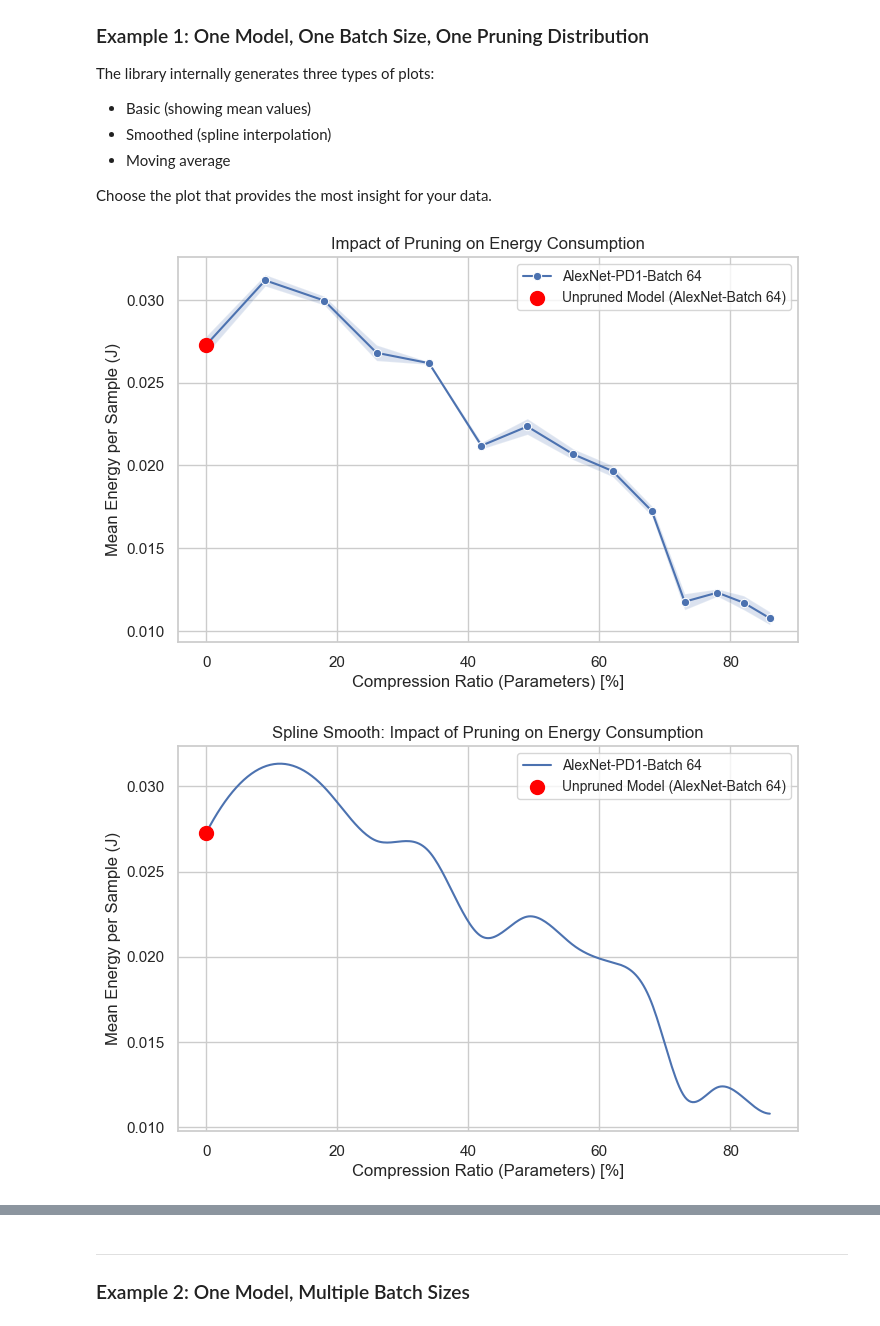
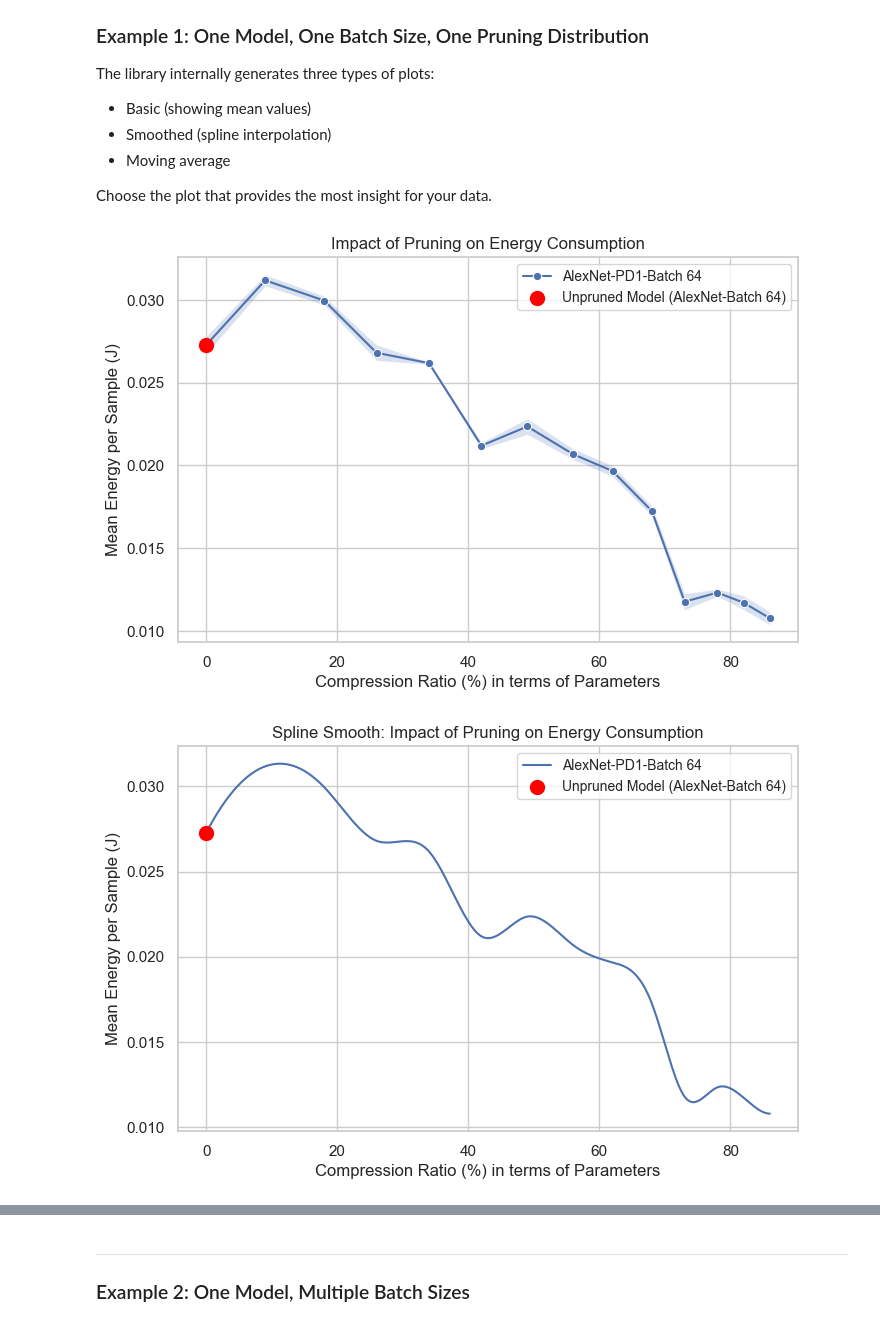
Before and after one commit to DEEP-CGPS/PruneEnergyAnalyzer, a Jupyter notebook: notebooks/4 - GENERATE_PLOTS.ipynb, the cells around one changed output, grey strips where cells are left out. Saved outputs shown, nothing was run; the diff lists cells and outputs as text; code cells hidden in the pictures.

```diff
--- a/notebooks/4 - GENERATE_PLOTS.ipynb
+++ b/notebooks/4 - GENERATE_PLOTS.ipynb
@@ -85,18 +85,18 @@ Choose the plot that provides the most insight for your data.
 # %%
 # Create an instance of AnalysisPlotter
 plotter = AnalysisPlotter(
     dataframe=df,
-    x_column="Compression Ratio (Parameters) [%]",
+    x_column="Compression Ratio (%) in terms of Parameters",
     y_column="Mean Energy per Sample (J)",
     title="Impact of Pruning on Energy Consumption"
 )
 
 # Generate the plot for a specific architecture, pruning distributions, and batch size
 plotter.plot_data(
     architectures=["AlexNet"],
     pruning_distributions=["PD1"],
     batch_sizes=[64]
     )
 # %% [output]
-[figure, old version]
+[figure, new version]
-[figure, old version]
+[figure, new version]
```
Also changed, not shown: parts of 6 cells of this notebook, 3 other files.
